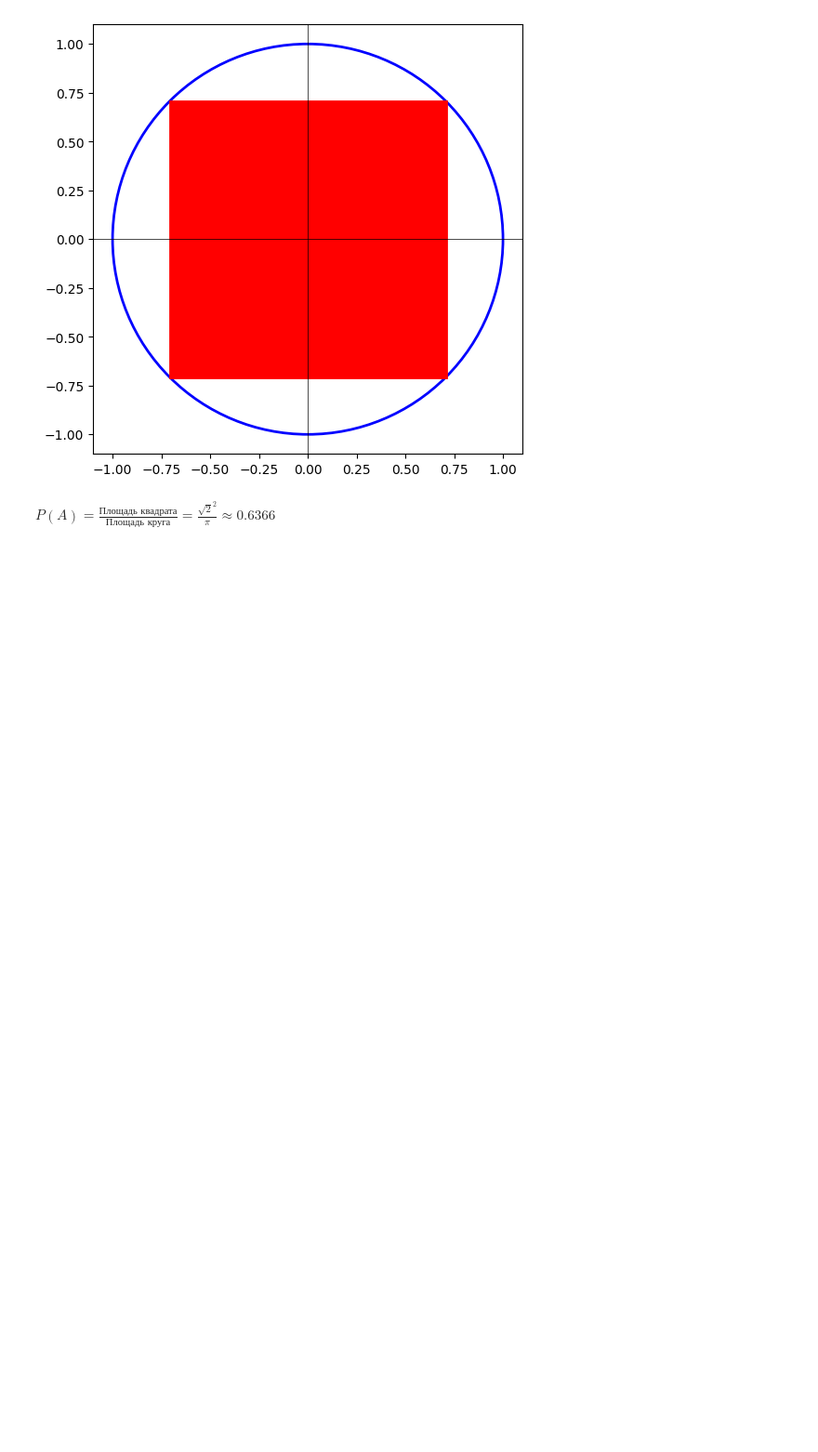
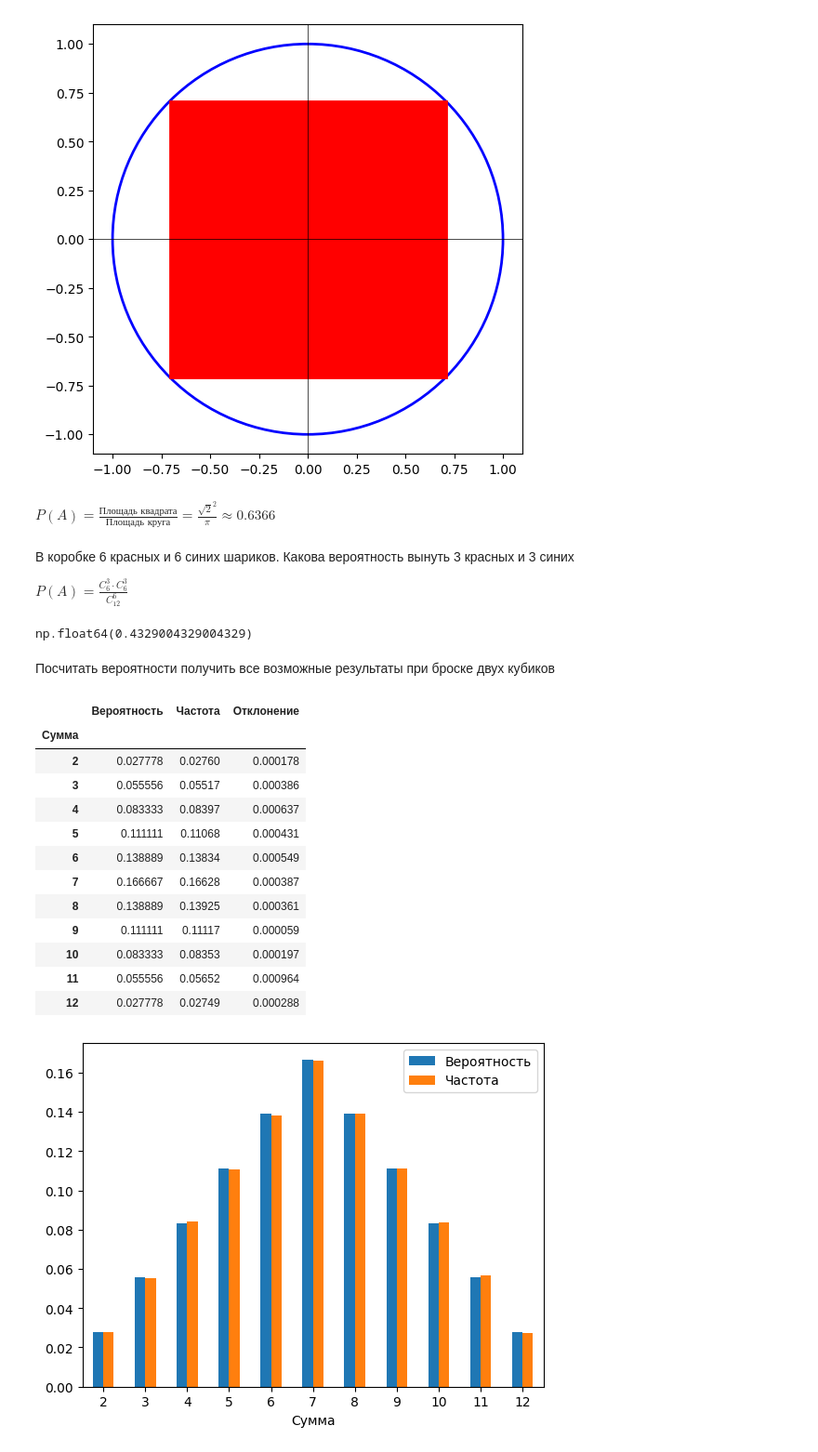
Before and after one commit to atrepalin/Probability-Threory-RSREU, a Jupyter notebook: tasks.ipynb, the cells around one changed output. Shown at 93% size. Saved outputs shown, nothing was run; the diff lists cells and outputs as text; code cells hidden in the pictures; blank space fills up the shorter version.

```diff
--- a/tasks.ipynb
+++ b/tasks.ipynb
@@ -281,3 +281,11 @@ plt.show()
 [figure]
 # %% [markdown]
 $P(A) = \frac{\text{Площадь квадрата}}{\text{Площадь круга}} = \frac{\sqrt{2} ^ 2}{\pi} \approx 0.6366$
+# %% [markdown]
+В коробке 6 красных и 6 синих шариков. Какова вероятность вынуть 3 красных и 3 синих
+
+$P(A) = \frac{C_{6}^3 \cdot C_6^3}{C_{12}^6}$
+# %%
+sc.comb(6, 3) ** 2 / sc.comb(12, 6)
+# %% [output]
+np.float64(0.4329004329004329)
@@ -283,0 +330,48 @@ $P(A) = \frac{\text{Площадь квадрата}}{\text{Площадь кр
+# %% [markdown]
+Посчитать вероятности получить все возможные результаты при броске двух кубиков
+# %%
+from collections import defaultdict
+import pandas as pd
+import random
+
+prob = defaultdict(int)
+
+for x1 in range(1, 7):
+    for x2 in range(1, 7):
+        prob[x1 + x2] += 1
+
+freq = defaultdict(int)
+
+N = 100000
+
+for _ in range(N):
+    x1 = random.randint(1, 6)
+    x2 = random.randint(1, 6)
+    freq[x1 + x2] += 1
+
+prob = {k: v / 36 for k, v in prob.items()}
+freq = {k: v / N for k, v in freq.items()}
+dev = {k: abs(v - prob[k]) for k, v in freq.items()}
+
+df = pd.DataFrame({"Вероятность": prob, "Частота": freq, "Отклонение": dev})
+
+df.index.name = "Сумма"
+
+display(df)
+
+df[["Вероятность", "Частота"]].plot.bar(rot=0);
+# %% [output]
+|  | Вероятность | Частота | Отклонение |
+| Сумма |  |  |  |
+| 2 | 0.027778 | 0.02760 | 0.000178 |
+| 3 | 0.055556 | 0.05517 | 0.000386 |
+| 4 | 0.083333 | 0.08397 | 0.000637 |
+| 5 | 0.111111 | 0.11068 | 0.000431 |
+| 6 | 0.138889 | 0.13834 | 0.000549 |
+| 7 | 0.166667 | 0.16628 | 0.000387 |
+| 8 | 0.138889 | 0.13925 | 0.000361 |
+| 9 | 0.111111 | 0.11117 | 0.000059 |
+| 10 | 0.083333 | 0.08353 | 0.000197 |
+| 11 | 0.055556 | 0.05652 | 0.000964 |
+| 12 | 0.027778 | 0.02749 | 0.000288 |
+[figure, added]
```
Also changed, not shown: parts of 3 cells of this notebook, 1 other file.
